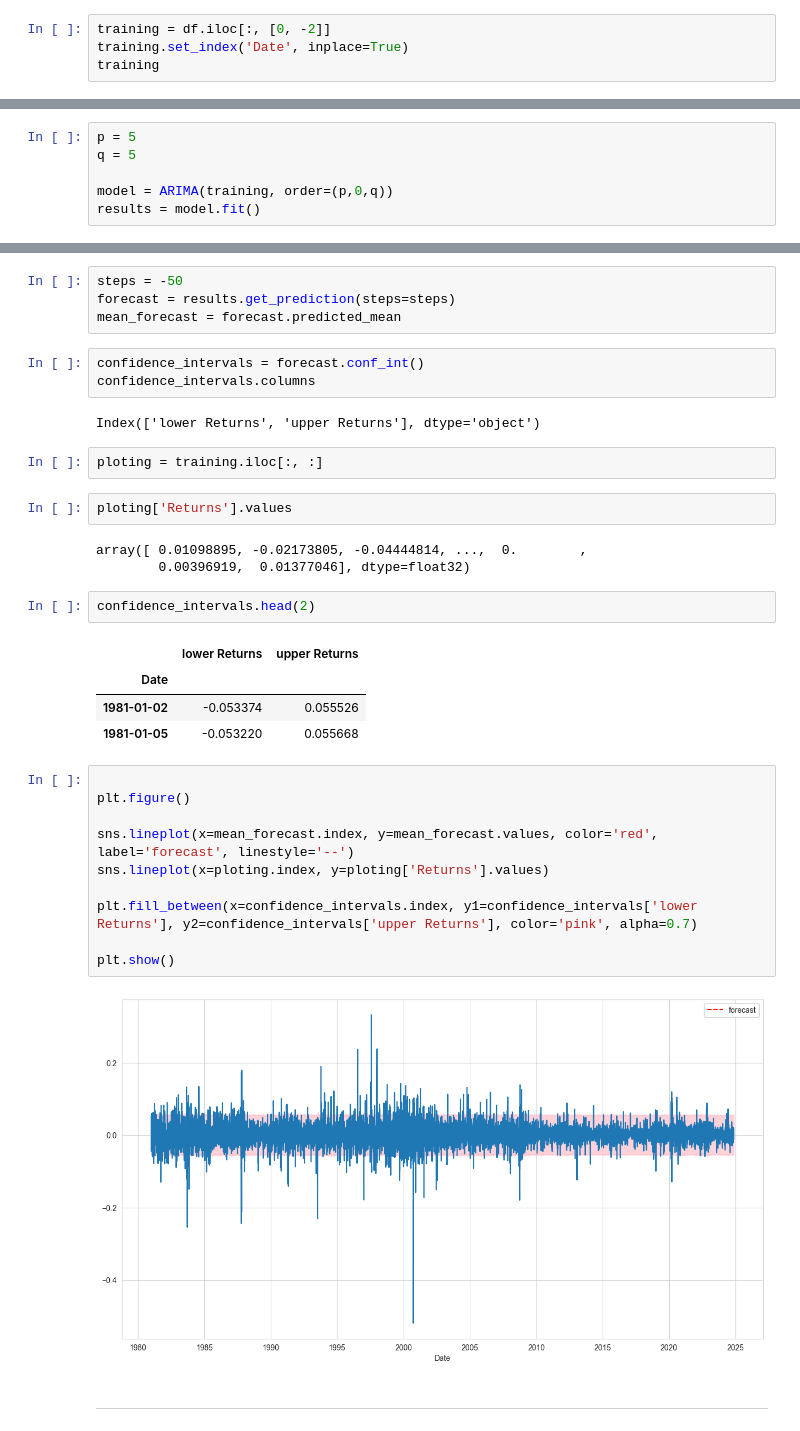
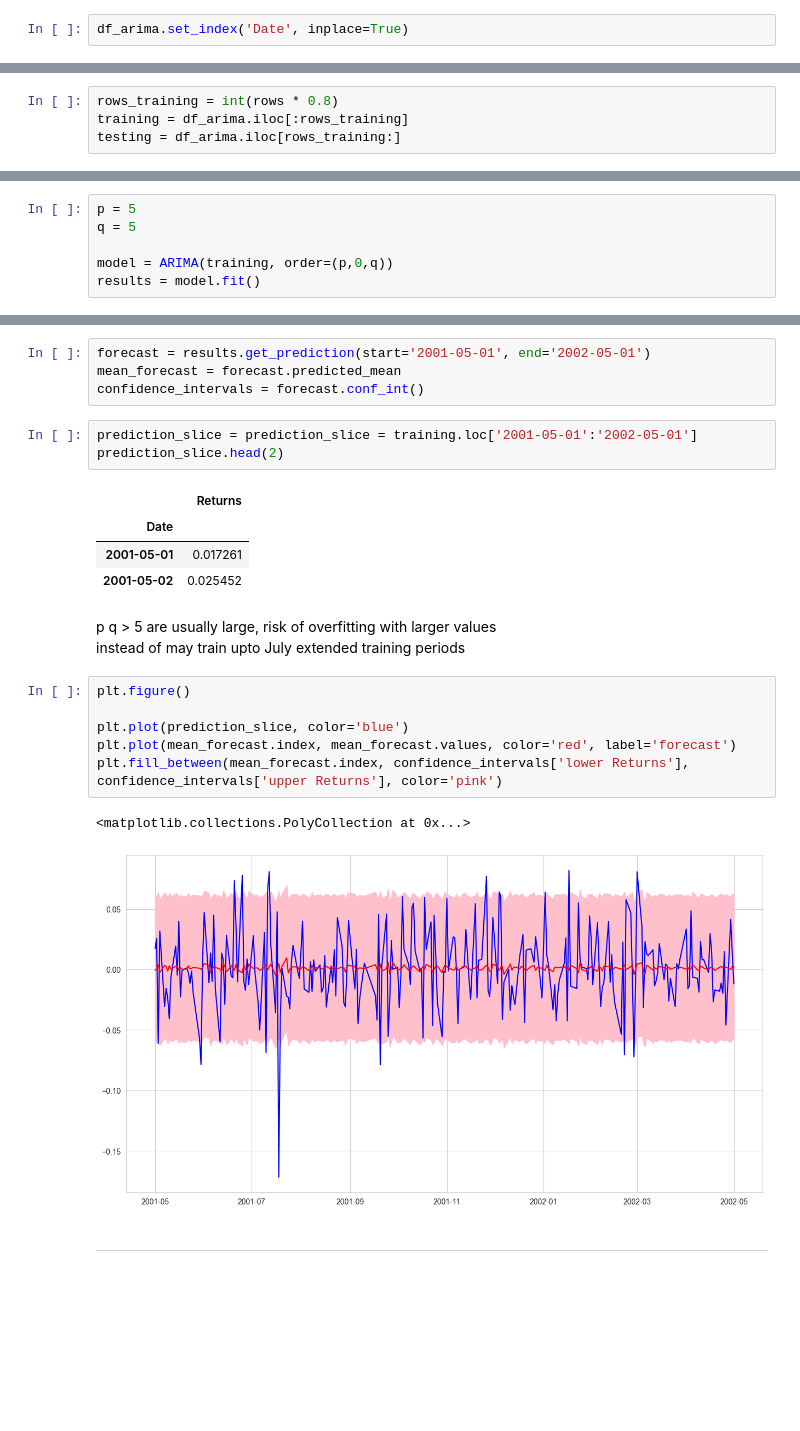
Before and after one commit to Lyndon-Fernandes/CS3AM_new, a Jupyter notebook: notebooks/01_arima_modeling.ipynb, the cells around one changed output, grey strips where cells are left out. Drawn from its saved outputs; the diff is of its cells as text; blank space fills up the shorter version.

Commit message:
add: clean notebook, clean up arima notebook

```diff
--- a/notebooks/01_arima_modeling.ipynb
+++ b/notebooks/01_arima_modeling.ipynb
@@ -254,4 +347,2 @@ df.head(2)
 # %%
-training = df.iloc[:, [0, -2]]
-training.set_index('Date', inplace=True)
-training
+df_arima.set_index('Date', inplace=True)
@@ -273,2 +349,6 @@ training
+# %%
+rows_training = int(rows * 0.8)
+training = df_arima.iloc[:rows_training]
+testing = df_arima.iloc[rows_training:]
 # %% [markdown]
 ---
@@ -324,37 +398,26 @@ Figure(1500x800)
-# %%
-steps = -50
-forecast = results.get_prediction(steps=steps)
-mean_forecast = forecast.predicted_mean
-# %%
-confidence_intervals = forecast.conf_int()
-confidence_intervals.columns
-# %% [output]
-Index(['lower Returns', 'upper Returns'], dtype='object')
-# %%
-ploting = training.iloc[:, :]
-# %%
-ploting['Returns'].values
-# %% [output]
-array([ 0.01098895, -0.02173805, -0.04444814, ...,  0.        ,
-        0.00396919,  0.01377046], dtype=float32)
-# %%
-confidence_intervals.head(2)
-# %% [output]
-|  | lower Returns | upper Returns |
-| Date |  |  |
-| 1981-01-02 | -0.053374 | 0.055526 |
-| 1981-01-05 | -0.053220 | 0.055668 |
+# %%
+forecast = results.get_prediction(start='2001-05-01', end='2002-05-01')
+mean_forecast = forecast.predicted_mean
+confidence_intervals = forecast.conf_int()
+# %%
+prediction_slice = prediction_slice = training.loc['2001-05-01':'2002-05-01']
+prediction_slice.head(2)
+# %% [output]
+|  | Returns |
+| Date |  |
+| 2001-05-01 | 0.017261 |
+| 2001-05-02 | 0.025452 |
+# %% [markdown]
+p q > 5 are usually large, risk of overfitting with larger values <br>
+instead of may train upto July extended training periods
 # %%
-
 plt.figure()
 
-sns.lineplot(x=mean_forecast.index, y=mean_forecast.values, color='red', label='forecast', linestyle='--')
-sns.lineplot(x=ploting.index, y=ploting['Returns'].values)
-
-plt.fill_between(x=confidence_intervals.index, y1=confidence_intervals['lower Returns'], y2=confidence_intervals['upper Returns'], color='pink', alpha=0.7)
-
-plt.show()
+plt.plot(prediction_slice, color='blue')
+plt.plot(mean_forecast.index, mean_forecast.values, color='red', label='forecast')
+plt.fill_between(mean_forecast.index, confidence_intervals['lower Returns'], confidence_intervals['upper Returns'], color='pink')
 # %% [output]
+<matplotlib.collections.PolyCollection at 0x...>
-[figure, old version]
+[figure, new version]
 # %% [markdown]
 ---
```
Also changed, not shown: parts of 62 cells of this notebook, 11 other files.
